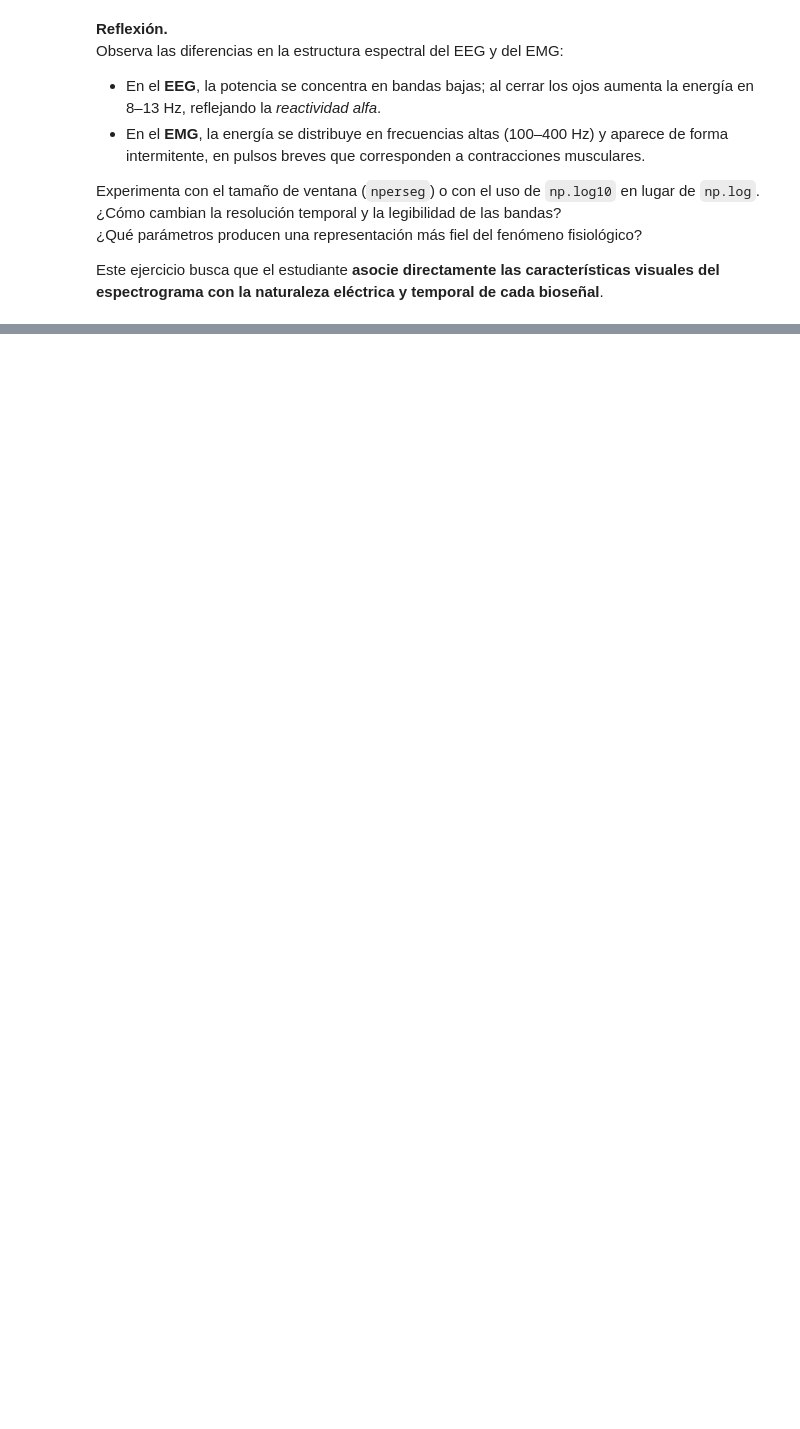
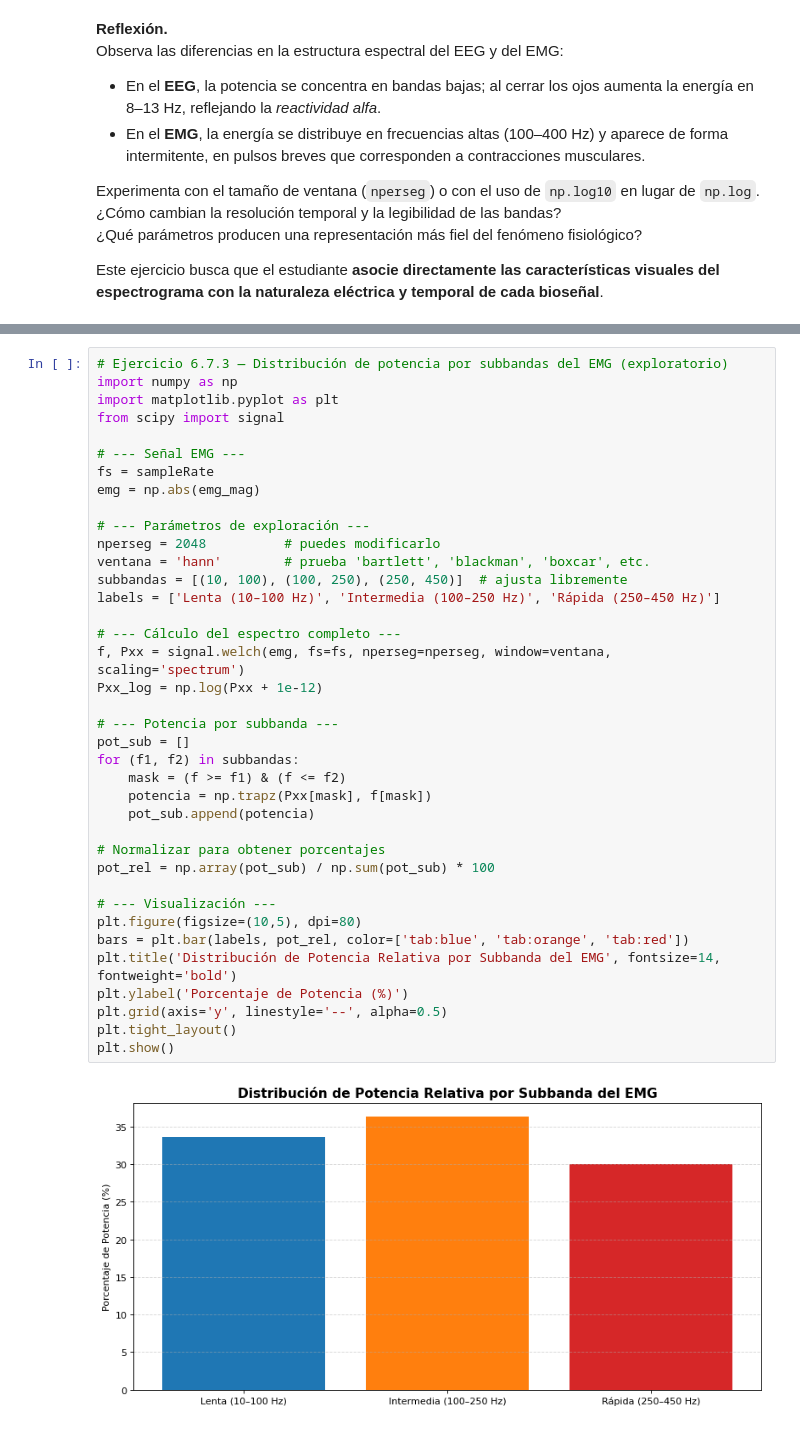
Before and after one commit to vpdiana/DianaTesis, a Jupyter notebook: Notebooks/PPN organizado/N6.ipynb, the cells around one changed output, grey strips where cells are left out. Saved outputs shown, nothing was run; the diff lists cells and outputs as text; blank space fills up the shorter version.

```diff
--- a/Notebooks/PPN organizado/N6.ipynb
+++ b/Notebooks/PPN organizado/N6.ipynb
@@ -616,0 +631,40 @@ Este ejercicio busca que el estudiante **asocie directamente las característica
+# %%
+# Ejercicio 6.7.3 — Distribución de potencia por subbandas del EMG (exploratorio)
+import numpy as np
+import matplotlib.pyplot as plt
+from scipy import signal
+
+# --- Señal EMG ---
+fs = sampleRate
+emg = np.abs(emg_mag)
+
+# --- Parámetros de exploración ---
+nperseg = 2048          # puedes modificarlo
+ventana = 'hann'        # prueba 'bartlett', 'blackman', 'boxcar', etc.
+subbandas = [(10, 100), (100, 250), (250, 450)]  # ajusta libremente
+labels = ['Lenta (10–100 Hz)', 'Intermedia (100–250 Hz)', 'Rápida (250–450 Hz)']
+
+# --- Cálculo del espectro completo ---
+f, Pxx = signal.welch(emg, fs=fs, nperseg=nperseg, window=ventana, scaling='spectrum')
+Pxx_log = np.log(Pxx + 1e-12)
+
+# --- Potencia por subbanda ---
+pot_sub = []
+for (f1, f2) in subbandas:
+    mask = (f >= f1) & (f <= f2)
+    potencia = np.trapz(Pxx[mask], f[mask])
+    pot_sub.append(potencia)
+
+# Normalizar para obtener porcentajes
+pot_rel = np.array(pot_sub) / np.sum(pot_sub) * 100
+
+# --- Visualización ---
+plt.figure(figsize=(10,5), dpi=80)
+bars = plt.bar(labels, pot_rel, color=['tab:blue', 'tab:orange', 'tab:red'])
+plt.title('Distribución de Potencia Relativa por Subbanda del EMG', fontsize=14, fontweight='bold')
+plt.ylabel('Porcentaje de Potencia (%)')
+plt.grid(axis='y', linestyle='--', alpha=0.5)
+plt.tight_layout()
+plt.show()
+# %% [output]
+[figure, added]
```
Also changed, not shown: parts of 11 cells of this notebook.
